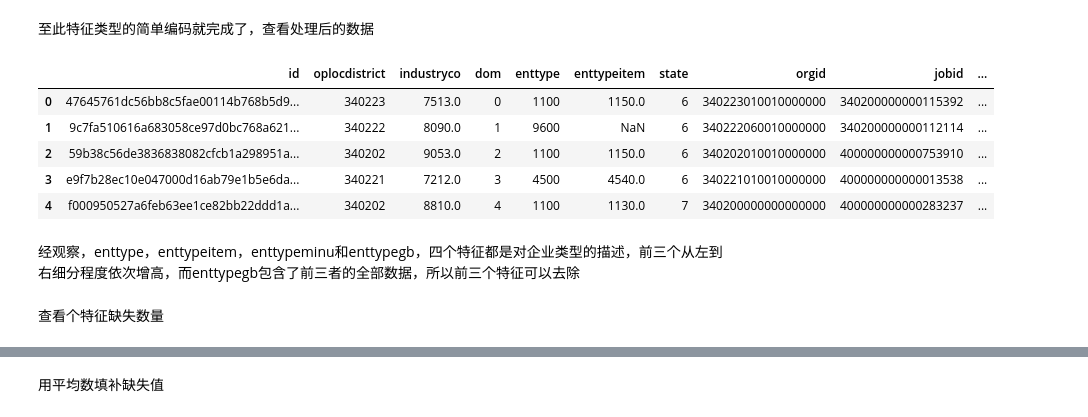
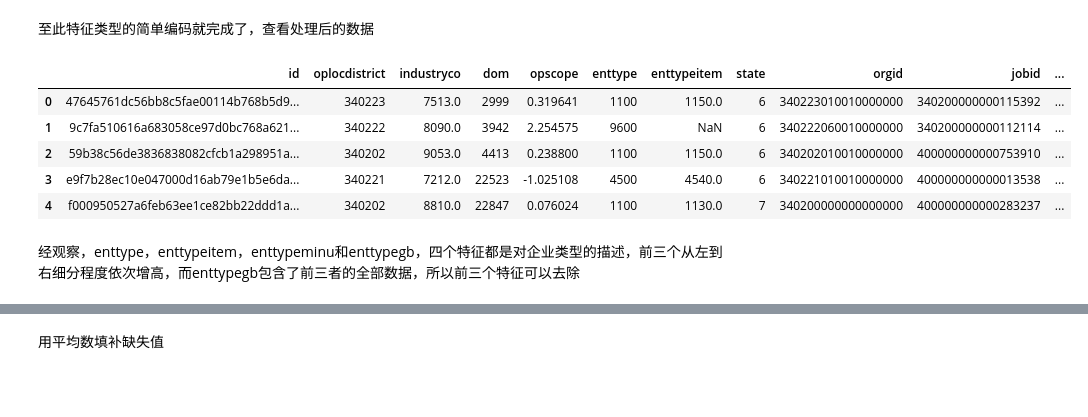
Before and after one commit to AmarKingso/DataMiningTraining, a Jupyter notebook: CCFCompetition/CCFCompetition.ipynb, the cells around one changed output, grey strips where cells are left out. Cells and saved outputs as stored; diff of their text form; code cells hidden in the pictures; blank space fills up the shorter version.

```diff
--- a/CCFCompetition/CCFCompetition.ipynb
+++ b/CCFCompetition/CCFCompetition.ipynb
@@ -310,0 +192,3 @@ data_set.drop('opscope', axis=1, inplace=True)
+# %%
+tsne = TSNE(random_state=2020)
+weight = tsne.fit_transform(vect_reduced)
@@ -310,0 +209,3 @@ data_set.drop('opscope', axis=1, inplace=True)
+# %%
+base_clean['opscope']=weight[:,0]/weight[:,1]
+base_clean['opscope']
@@ -313,10 +227,15 @@ data_set.drop('opscope', axis=1, inplace=True)
 # %% [markdown]
 可以将该特征转化为与某一特定时间之间的时间差。同时观察数据可以得知，大多数企业的经营区间都是50年，由此可以大致推算填补opto的缺失值，不过这里先不实现，等提交过后再来进行该处理看分数是否有提高。
 # %%
-data_set['opfrom'] = pd.to_datetime(data_set['opfrom'],format='%Y-%m-%d')
+base_clean['opfrom'] = pd.to_datetime(base_clean['opfrom'],format='%Y-%m-%d')
 startdate = datetime.datetime.strptime('2020-10-13', '%Y-%m-%d')
-data_set['opfromDays'] = data_set['opfrom'].apply(lambda x: startdate-x).dt.days
-data_set.drop('opfrom', axis=1, inplace=True)
+base_clean['opfromDays'] = base_clean['opfrom'].apply(lambda x: startdate-x).dt.days
+# 填补opto
+base_clean['opto'] = base_info['opto']
+base_clean['opto'] = base_clean['opto'].fillna(pd.to_datetime(base_clean['opto']).max())
+base_clean['opto'] = pd.to_datetime(base_clean['opto'],format='%Y-%m-%d')
+base_clean['BaseGapDay'] = (base_clean['opto'] - base_clean['opfrom']).dt.days
+base_clean.drop(['opfrom','opto'], axis=1, inplace=True)
 # %% [markdown]
 - 对oploc进行处理
 # %% [markdown]
@@ -330,14 +243,17 @@ data_set['oploc'] = data_set['oploc'].map(mapping)
+# %%
+index = list(set(base_clean['oploc']))
+base_clean['oploc'] = base_clean['oploc'].map(dict(zip(index,list(range(len(index))))))
 # %% [markdown]
 至此特征类型的简单编码就完成了，查看处理后的数据
 # %%
-data_set.head()
+base_clean.head()
 # %% [output]
-|  | id | oplocdistrict | industryco | dom | enttype | enttypeitem | state | orgid | jobid | ... |
-| 0 | 47645761dc56bb8c5fae00114b768b5d9... | 340223 | 7513.0 | 0 | 1100 | 1150.0 | 6 | 340223010010000000 | 340200000000115392 | ... |
-| 1 | 9c7fa510616a683058ce97d0bc768a621... | 340222 | 8090.0 | 1 | 9600 | NaN | 6 | 340222060010000000 | 340200000000112114 | ... |
-| 2 | 59b38c56de3836838082cfcb1a298951a... | 340202 | 9053.0 | 2 | 1100 | 1150.0 | 6 | 340202010010000000 | 400000000000753910 | ... |
-| 3 | e9f7b28ec10e047000d16ab79e1b5e6da... | 340221 | 7212.0 | 3 | 4500 | 4540.0 | 6 | 340221010010000000 | 400000000000013538 | ... |
-| 4 | f000950527a6feb63ee1ce82bb22ddd1a... | 340202 | 8810.0 | 4 | 1100 | 1130.0 | 7 | 340200000000000000 | 400000000000283237 | ... |
+|  | id | oplocdistrict | industryco | dom | opscope | enttype | enttypeitem | state | orgid | jobid | ... |
+| 0 | 47645761dc56bb8c5fae00114b768b5d9... | 340223 | 7513.0 | 2999 | 0.319641 | 1100 | 1150.0 | 6 | 340223010010000000 | 340200000000115392 | ... |
+| 1 | 9c7fa510616a683058ce97d0bc768a621... | 340222 | 8090.0 | 3942 | 2.254575 | 9600 | NaN | 6 | 340222060010000000 | 340200000000112114 | ... |
+| 2 | 59b38c56de3836838082cfcb1a298951a... | 340202 | 9053.0 | 4413 | 0.238800 | 1100 | 1150.0 | 6 | 340202010010000000 | 400000000000753910 | ... |
+| 3 | e9f7b28ec10e047000d16ab79e1b5e6da... | 340221 | 7212.0 | 22523 | -1.025108 | 4500 | 4540.0 | 6 | 340221010010000000 | 400000000000013538 | ... |
+| 4 | f000950527a6feb63ee1ce82bb22ddd1a... | 340202 | 8810.0 | 22847 | 0.076024 | 1100 | 1130.0 | 7 | 340200000000000000 | 400000000000283237 | ... |
 # %% [markdown]
 经观察，enttype，enttypeitem，enttypeminu和enttypegb，四个特征都是对企业类型的描述，前三个从左到右细分程度依次增高，而enttypegb包含了前三者的全部数据，所以前三个特征可以去除
 # %%
@@ -345,2 +260,0 @@ data_set.drop(['enttype','enttypeitem'], axis=1, inplace=True)
-# %% [markdown]
-查看个特征缺失数量
```
Also changed, not shown: parts of 89 cells of this notebook.
